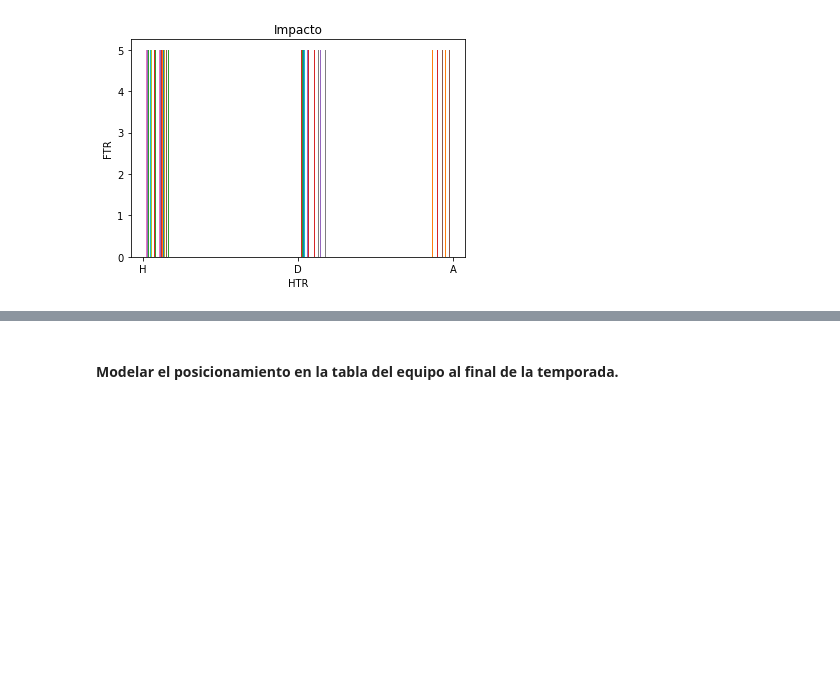
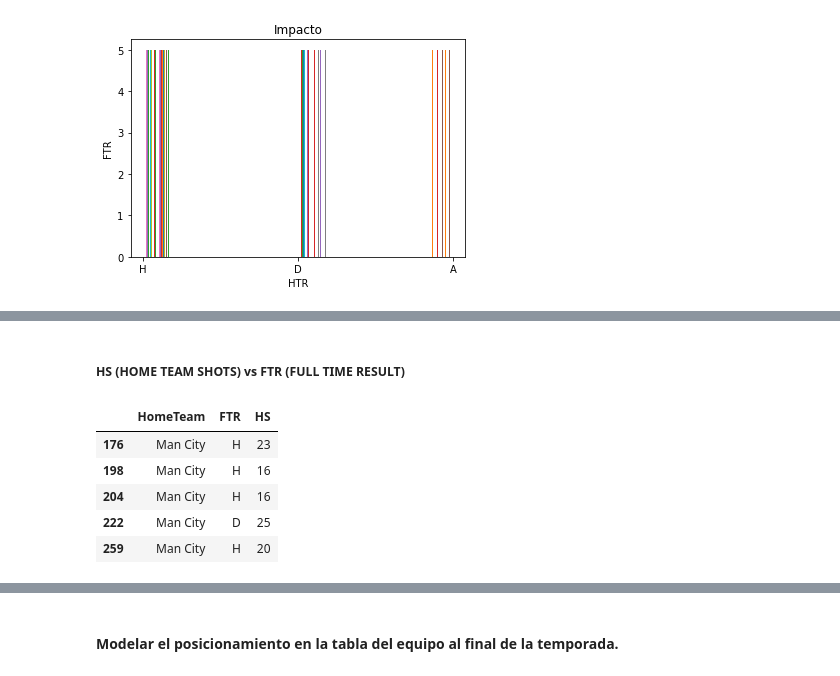
Before and after one commit to mariajosecanture/PROYECTO_SG_MJC, a Jupyter notebook: ProyectoModulo1_CantuM_GarciaS_GreenA.ipynb, the cells around one changed output, grey strips where cells are left out. Cells and saved outputs as stored; diff of their text form; code cells hidden in the pictures; blank space fills up the shorter version.

```diff
--- a/ProyectoModulo1_CantuM_GarciaS_GreenA.ipynb
+++ b/ProyectoModulo1_CantuM_GarciaS_GreenA.ipynb
@@ -252,0 +321,12 @@ plt.show()
+# %% [markdown]
+##### HS (HOME TEAM SHOTS) vs FTR (FULL TIME RESULT)
+# %%
+datahome_ftr_htr= datahome[['HomeTeam','FTR','HS']]
+datahome_ftr_htr.tail()
+# %% [output]
+|  | HomeTeam | FTR | HS |
+| 176 | Man City | H | 23 |
+| 198 | Man City | H | 16 |
+| 204 | Man City | H | 16 |
+| 222 | Man City | D | 25 |
+| 259 | Man City | H | 20 |
```
Also changed, not shown: parts of 39 cells of this notebook.
